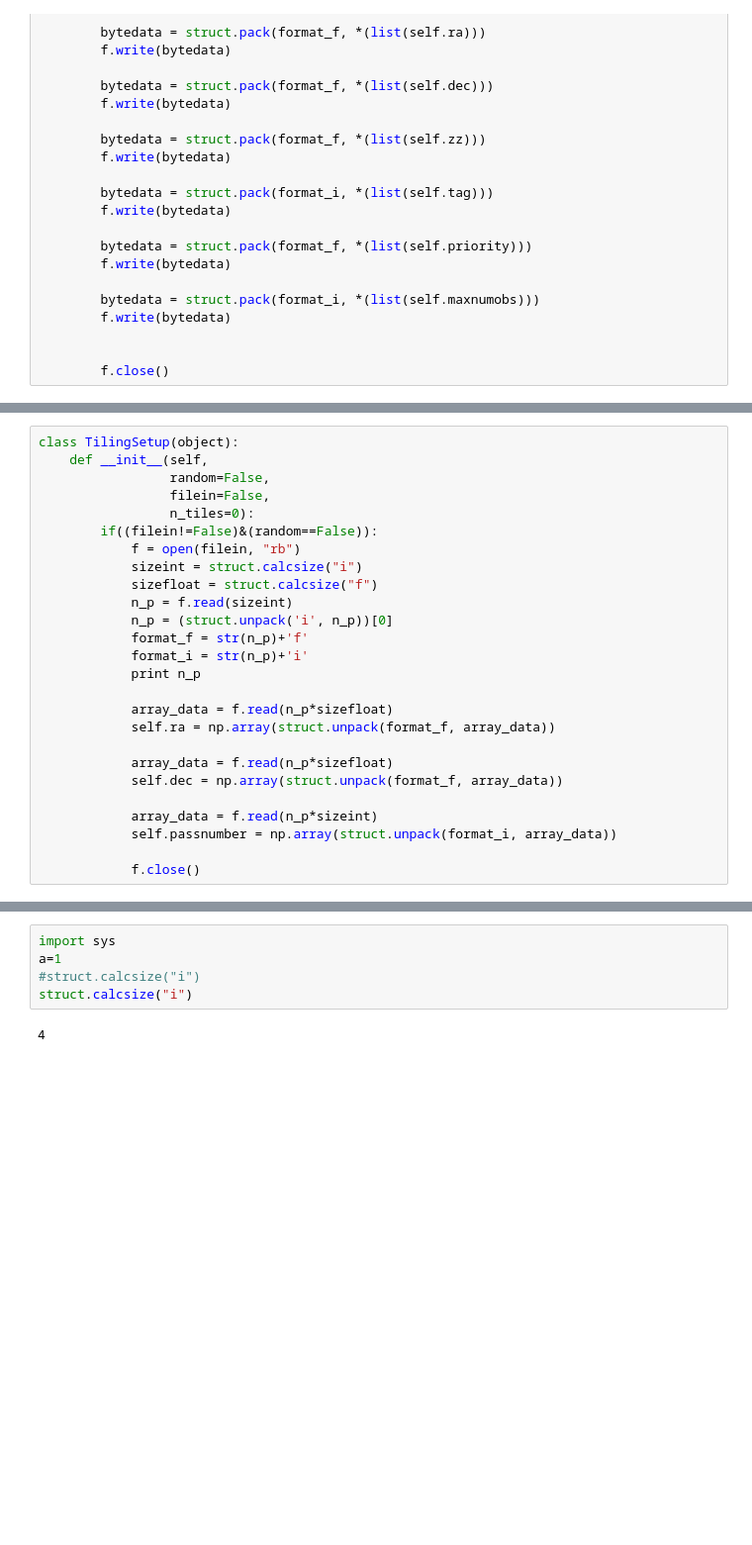
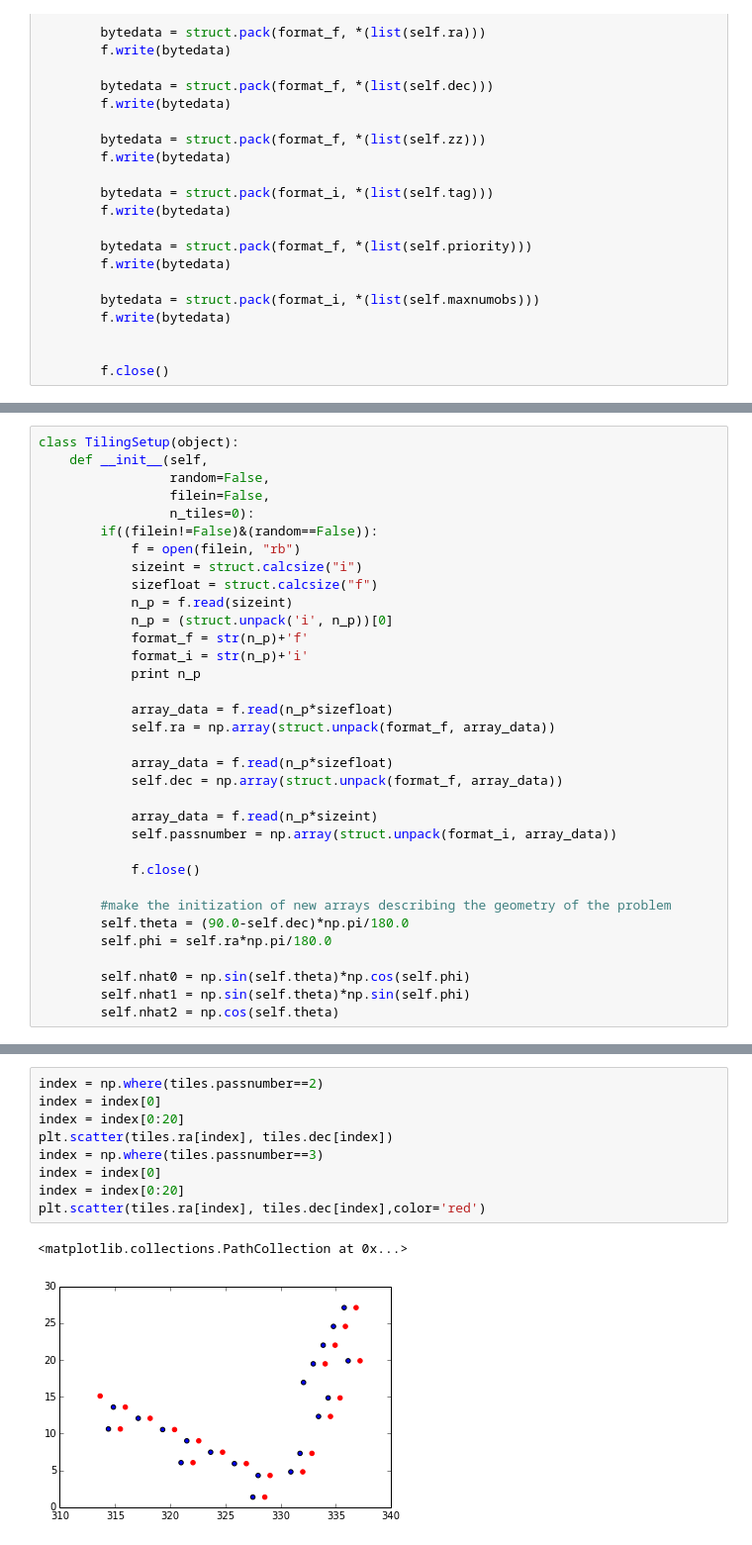
Before and after one commit to forero/QuickFiber, a Jupyter notebook: python/SandBox.ipynb, the cells around one changed output, grey strips where cells are left out. Shown at 99% size. Drawn from its saved outputs; the diff is of its cells as text; blank space fills up the shorter version.

```diff
--- a/python/SandBox.ipynb
+++ b/python/SandBox.ipynb
@@ -135,3 +149,11 @@ class TilingSetup(object):
             self.passnumber = np.array(struct.unpack(format_i, array_data))
 
             f.close()
+
+        #make the initization of new arrays describing the geometry of the problem
+        self.theta = (90.0-self.dec)*np.pi/180.0
+        self.phi = self.ra*np.pi/180.0
+
+        self.nhat0 = np.sin(self.theta)*np.cos(self.phi)
+        self.nhat1 = np.sin(self.theta)*np.sin(self.phi)
+        self.nhat2 = np.cos(self.theta)
@@ -170,7 +237,12 @@ plt.scatter(objects.ra, objects.dec,s=0.1)
-# %%
-import sys
-a=1
-#struct.calcsize("i")
-struct.calcsize("i")
-# %% [output]
-4
+# %%
+index = np.where(tiles.passnumber==2)
+index = index[0]
+index = index[0:20]
+plt.scatter(tiles.ra[index], tiles.dec[index])
+index = np.where(tiles.passnumber==3)
+index = index[0]
+index = index[0:20]
+plt.scatter(tiles.ra[index], tiles.dec[index],color='red')
+# %% [output]
+<matplotlib.collections.PathCollection at 0x...>
+[figure, added]
```
Also changed, not shown: parts of 11 cells of this notebook.
